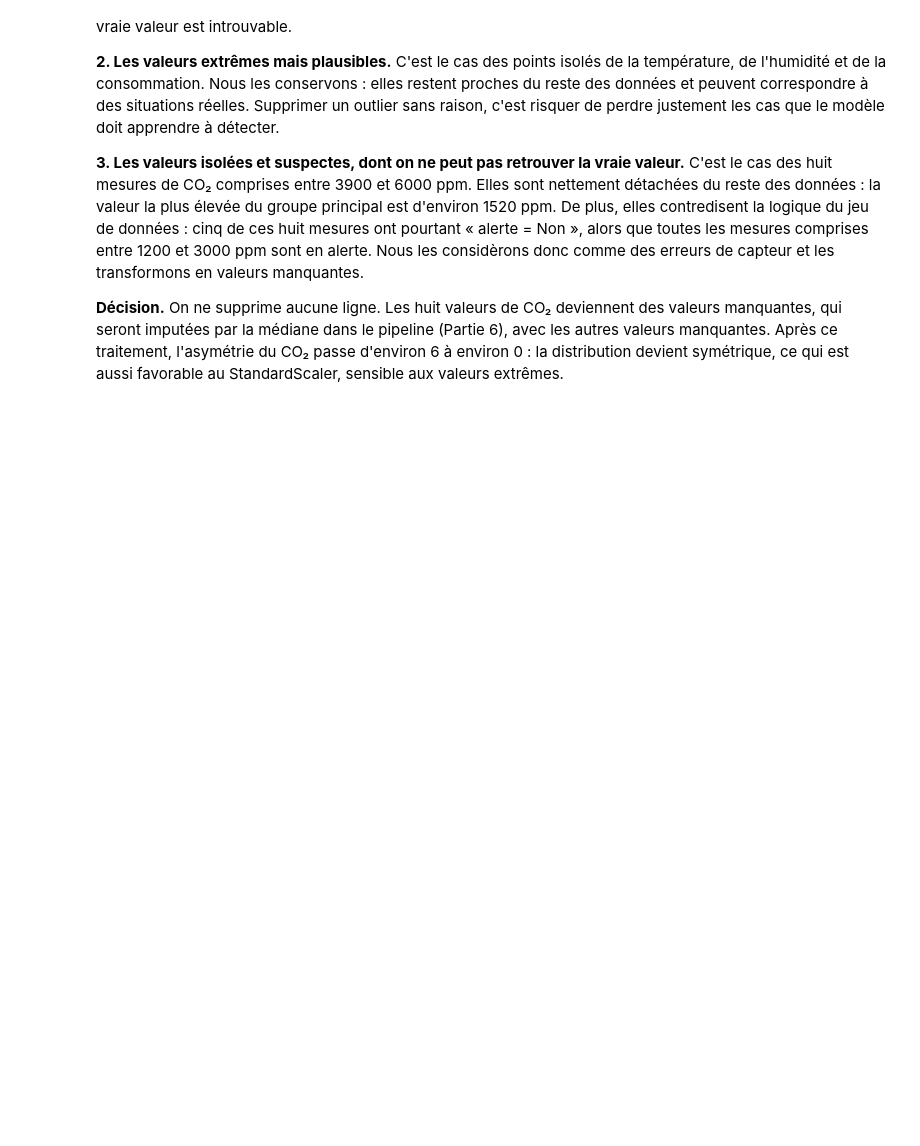
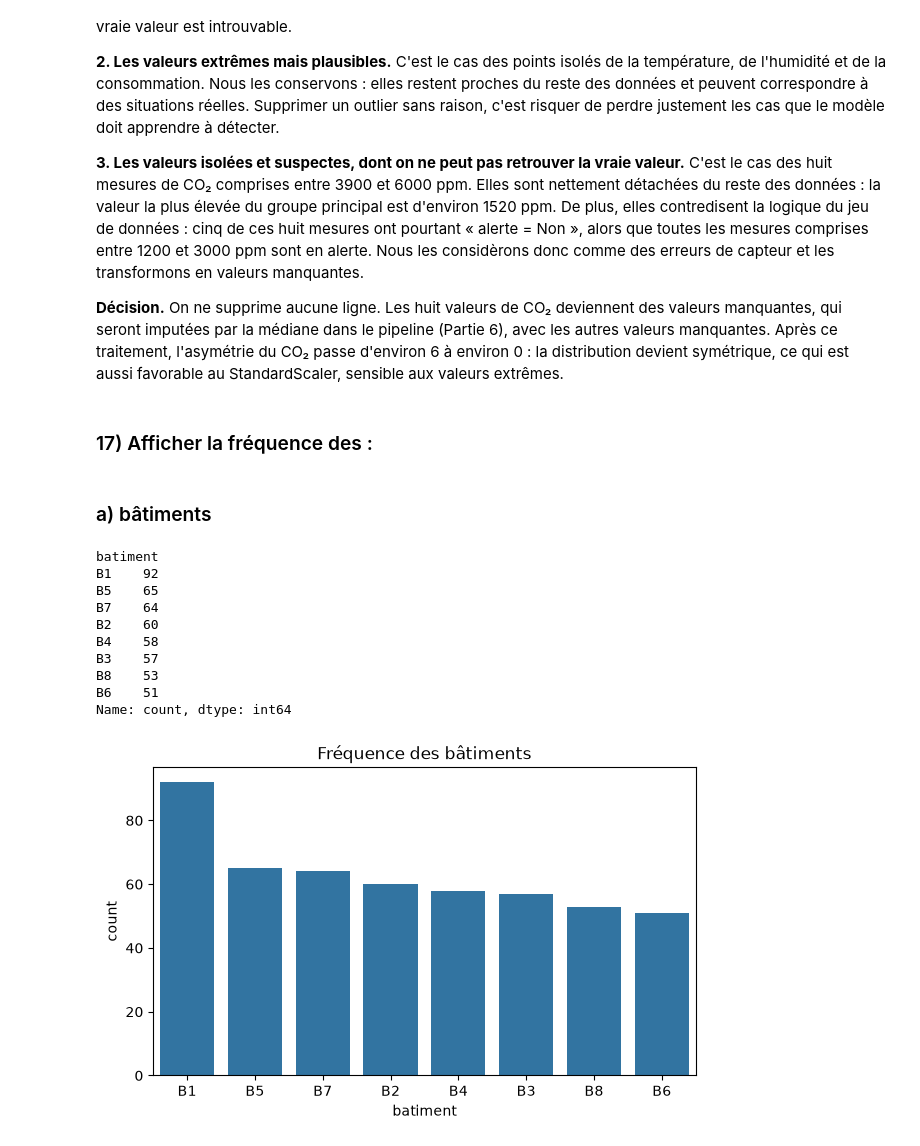
Before and after one commit to sinendoye/atelier_prepa_donnees_tab, a Jupyter notebook: notebooks/atelier_prepa_donnees_tab.ipynb, the cells around one changed output. Saved outputs shown, nothing was run; the diff lists cells and outputs as text; code cells hidden in the pictures; blank space fills up the shorter version.

Commit message:
17a: Afficher la fréquence des batiments

```diff
--- a/notebooks/atelier_prepa_donnees_tab.ipynb
+++ b/notebooks/atelier_prepa_donnees_tab.ipynb
@@ -635,3 +635,26 @@ On distingue trois cas selon la nature de la valeur.
 **3. Les valeurs isolées et suspectes, dont on ne peut pas retrouver la vraie valeur.** C'est le cas des huit mesures de CO₂ comprises entre 3900 et 6000 ppm. Elles sont nettement détachées du reste des données : la valeur la plus élevée du groupe principal est d'environ 1520 ppm. De plus, elles contredisent la logique du jeu de données : cinq de ces huit mesures ont pourtant « alerte = Non », alors que toutes les mesures comprises entre 1200 et 3000 ppm sont en alerte. Nous les considèrons donc comme des erreurs de capteur et les transformons en valeurs manquantes.
 
 **Décision.** On ne supprime aucune ligne. Les huit valeurs de CO₂ deviennent des valeurs manquantes, qui seront imputées par la médiane dans le pipeline (Partie 6), avec les autres valeurs manquantes. Après ce traitement, l'asymétrie du CO₂ passe d'environ 6 à environ 0 : la distribution devient symétrique, ce qui est aussi favorable au StandardScaler, sensible aux valeurs extrêmes.
+# %% [markdown]
+### 17) Afficher la fréquence des :
+# %% [markdown]
+### a) bâtiments
+# %%
+print(df["batiment"].value_counts())
+
+plt.figure(figsize=(7, 4))
+sns.countplot(data=df, x="batiment", order=df["batiment"].value_counts().index)
+plt.title("Fréquence des bâtiments")
+plt.show()
+# %% [output]
+batiment
+B1    92
+B5    65
+B7    64
+B2    60
+B4    58
+B3    57
+B8    53
+B6    51
+Name: count, dtype: int64
+[figure, added]
```
